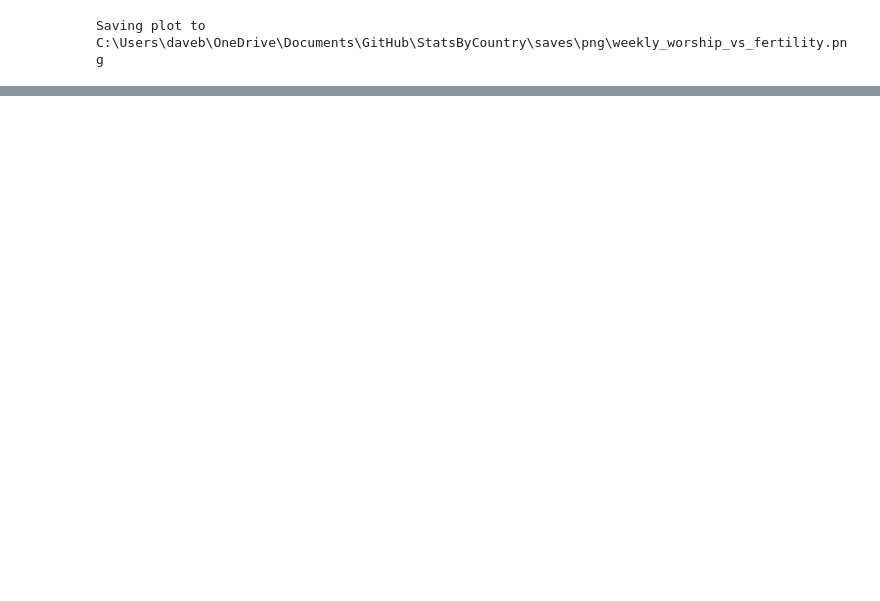
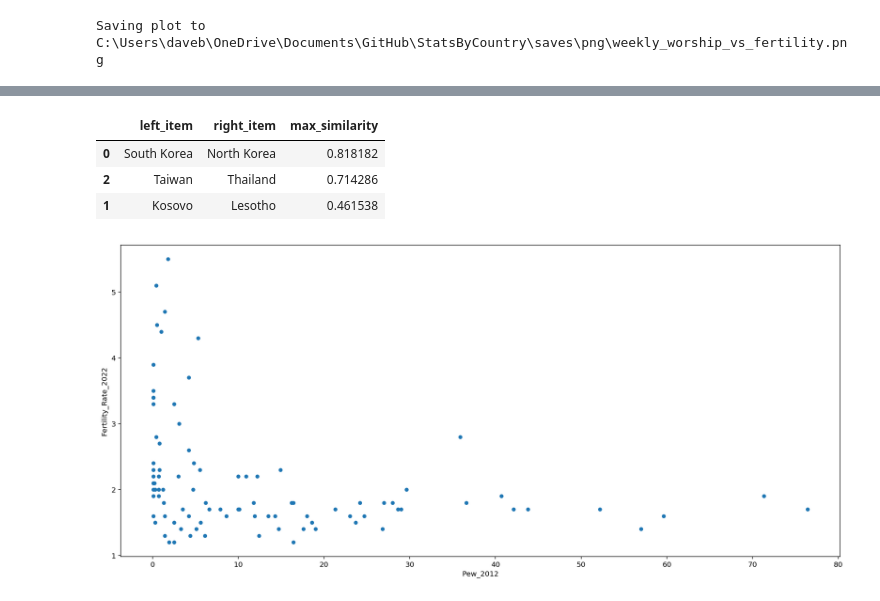
Before and after one commit to dbabbitt/StatsByCountry, a Jupyter notebook: ipynb/Weekly Worship vs Fertility.ipynb, the cells around one changed output, grey strips where cells are left out. Cells and saved outputs as stored; diff of their text form; code cells hidden in the pictures; blank space fills up the shorter version.

```diff
--- a/ipynb/Weekly Worship vs Fertility.ipynb
+++ b/ipynb/Weekly Worship vs Fertility.ipynb
@@ -154,0 +162,8 @@ Saving plot to C:\Users\daveb\OneDrive\Documents\GitHub\StatsByCountry\saves\png
+# %%
+
+irreligion_df = table_dfs_list[0].copy()
+irreligion_df.columns = ['Country', 'Pew_2012', 'WIN_GIA_2017', 'WIN_GIA_2015', 'WIN_GIA_2012', 'Dentsu_2006', 'Zuckerman_2004']
+irreligion_df.Country = irreligion_df.Country.map(lambda x: str(x).split('(')[0].strip())
+numerics_list = ['Pew_2012', 'WIN_GIA_2017', 'WIN_GIA_2015', 'WIN_GIA_2012', 'Dentsu_2006', 'Zuckerman_2004']
+irreligion_df = clean_numerics(irreligion_df, columns_list=numerics_list)
+irreligion_df
@@ -154,0 +184,4 @@ Saving plot to C:\Users\daveb\OneDrive\Documents\GitHub\StatsByCountry\saves\png
+# %%
+
+mask_series = (irreligion_df.Country == 'Puerto Rico')
+irreligion_df.loc[mask_series, 'Country'] = 'Puerto Rico (US)'
@@ -154,0 +211,33 @@ Saving plot to C:\Users\daveb\OneDrive\Documents\GitHub\StatsByCountry\saves\png
+# %%
+
+mask_series = (irreligion_df.Country == 'Palestinian territories')
+irreligion_df.loc[mask_series, 'Country'] = 'Palestine'
+# %%
+
+left_list = list(set(irreligion_df.Country) - set(fertility_df.Country))
+df = check_for_typos(left_list, set(fertility_df.Country))
+df.sort_values('max_similarity', ascending=False).head(20)
+# %% [output]
+|  | left_item | right_item | max_similarity |
+| 0 | South Korea | North Korea | 0.818182 |
+| 2 | Taiwan | Thailand | 0.714286 |
+| 1 | Kosovo | Lesotho | 0.461538 |
+# %%
+
+countries_set = set(irreligion_df.Country).intersection(set(fertility_df.Country))
+rows_list = []
+for country_name in countries_set:
+    row_dict = {}
+    row_dict['country_name'] = country_name
+    mask_series = (irreligion_df.Country == country_name)
+    Pew_2012 = irreligion_df[mask_series].Pew_2012.squeeze()
+    row_dict['Pew_2012'] = Pew_2012
+    mask_series = (fertility_df.Country == country_name)
+    Fertility_Rate_2022 = fertility_df[mask_series].Fertility_Rate_2022.squeeze()
+    row_dict['Fertility_Rate_2022'] = Fertility_Rate_2022
+    rows_list.append(row_dict)
+df = pd.DataFrame(rows_list).sort_values('Pew_2012')
+fig, ax = plt.subplots(1, 1, figsize=(18, 8))
+Line2D_objs_list = df.plot.scatter('Pew_2012', 'Fertility_Rate_2022', ax=ax)
+# %% [output]
+[figure, added]
```
Also changed, not shown: parts of 24 cells of this notebook, 5 other files.
